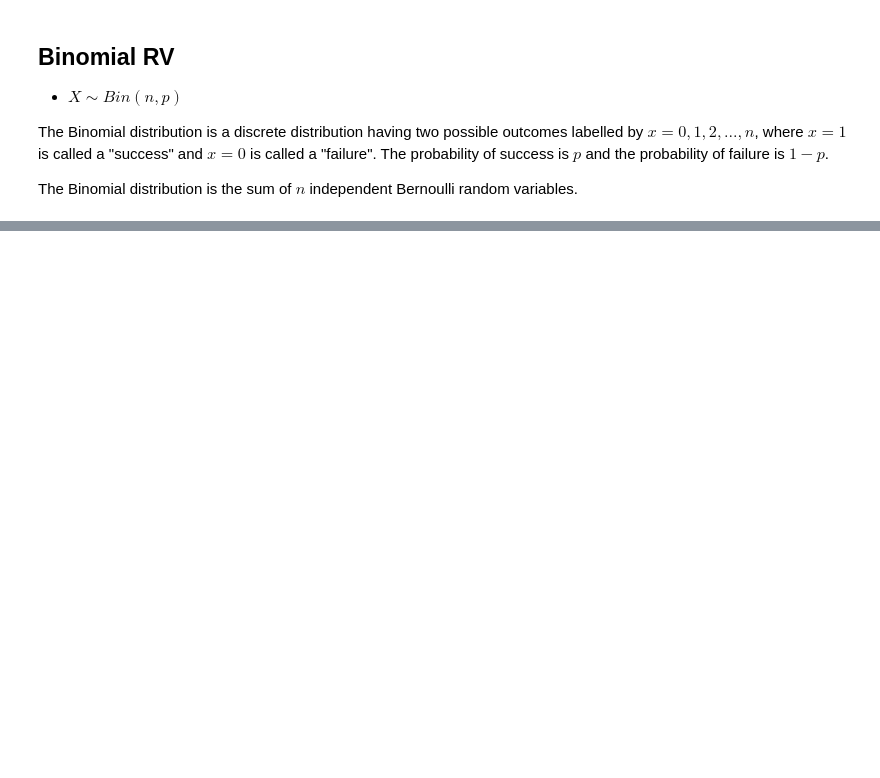
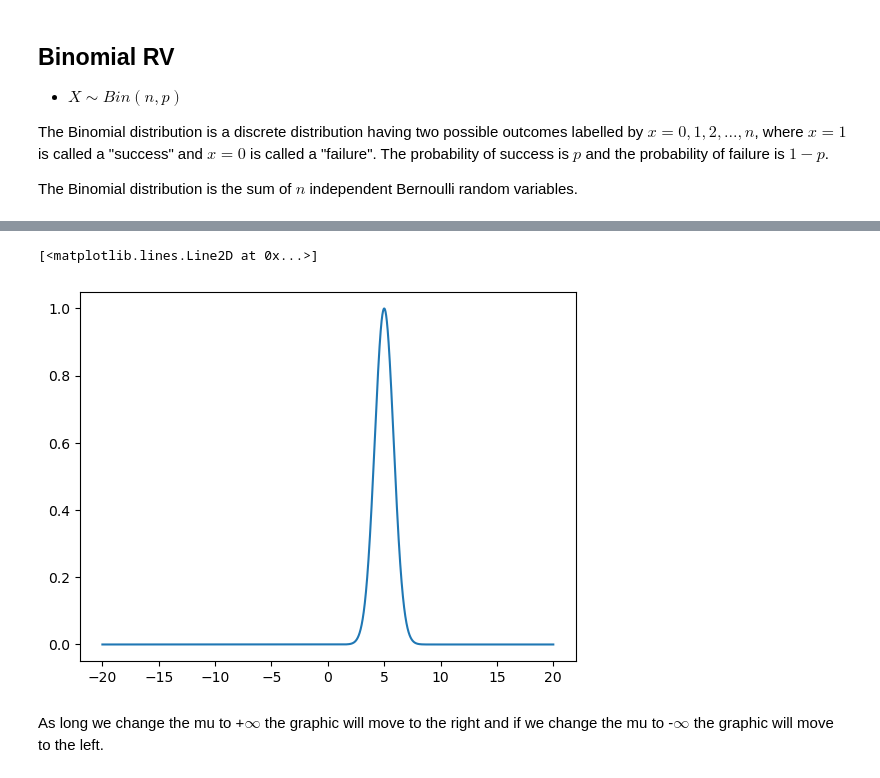
Before and after one commit to pcmoraesmenezes/Data-Science-and-Machine-Learning-Course, a Jupyter notebook: statistics in python/RV.ipynb, the cells around one changed output, grey strips where cells are left out. Cells and saved outputs as stored; diff of their text form; code cells hidden in the pictures; blank space fills up the shorter version.

```diff
--- a/statistics in python/RV.ipynb
+++ b/statistics in python/RV.ipynb
@@ -135,0 +159,12 @@ The number of successes is 609
+# %%
+x = np.linspace(-20,20, 10000)
+mu = 5
+sgma = 1
+fx = np.exp((-(x-mu)**2)/(2*(sgma**2))**0.5)
+# %%
+plt.plot(x, fx)
+# %% [output]
+[<matplotlib.lines.Line2D at 0x...>]
+[figure, added]
+# %% [markdown]
+As long we change the mu to +$\infty$ the graphic will move to the right and if we change the mu to -$\infty$ the graphic will move to the left.
```
Also changed, not shown: parts of 19 cells of this notebook.
